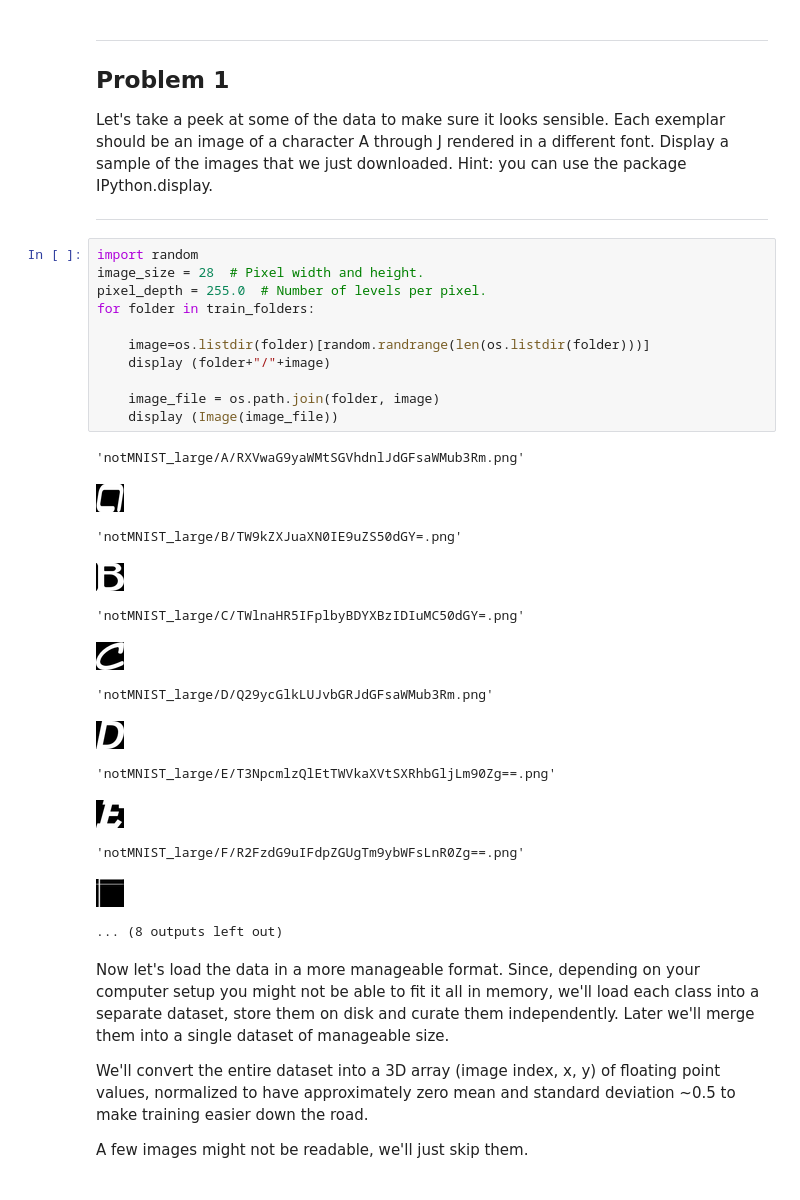
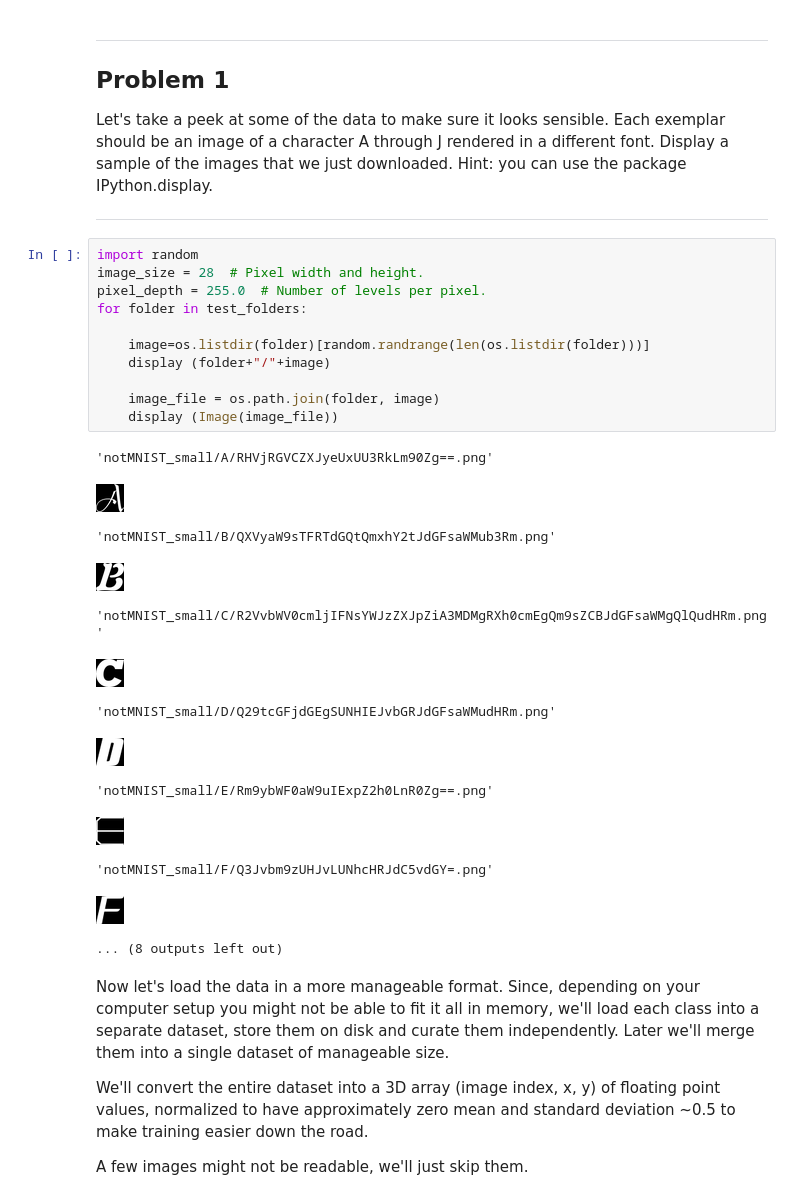
Before and after one commit to llathrop/ud730, a Jupyter notebook: 1_notmnist.ipynb, the cells around one changed output. Saved outputs shown, nothing was run; the diff lists cells and outputs as text.

```diff
--- a/1_notmnist.ipynb
+++ b/1_notmnist.ipynb
@@ -113,27 +113,27 @@ Let's take a peek at some of the data to make sure it looks sensible. Each exemp
 # %%
 import random
 image_size = 28  # Pixel width and height.
 pixel_depth = 255.0  # Number of levels per pixel.
-for folder in train_folders:
+for folder in test_folders:
 
     image=os.listdir(folder)[random.randrange(len(os.listdir(folder)))]
     display (folder+"/"+image)
 
     image_file = os.path.join(folder, image)
     display (Image(image_file))
 # %% [output]
-'notMNIST_large/A/RXVwaG9yaWMtSGVhdnlJdGFsaWMub3Rm.png'
+'notMNIST_small/A/RHVjRGVCZXJyeUxUU3RkLm90Zg==.png'
-[figure, old version]
+[figure, new version]
-'notMNIST_large/B/TW9kZXJuaXN0IE9uZS50dGY=.png'
+'notMNIST_small/B/QXVyaW9sTFRTdGQtQmxhY2tJdGFsaWMub3Rm.png'
-[figure, old version]
+[figure, new version]
-'notMNIST_large/C/TWlnaHR5IFplbyBDYXBzIDIuMC50dGY=.png'
+'notMNIST_small/C/R2VvbWV0cmljIFNsYWJzZXJpZiA3MDMgRXh0cmEgQm9sZCBJdGFsaWMgQlQudHRm.png'
-[figure, old version]
+[figure, new version]
-'notMNIST_large/D/Q29ycGlkLUJvbGRJdGFsaWMub3Rm.png'
+'notMNIST_small/D/Q29tcGFjdGEgSUNHIEJvbGRJdGFsaWMudHRm.png'
-[figure, old version]
+[figure, new version]
-'notMNIST_large/E/T3NpcmlzQlEtTWVkaXVtSXRhbGljLm90Zg==.png'
+'notMNIST_small/E/Rm9ybWF0aW9uIExpZ2h0LnR0Zg==.png'
-[figure, old version]
+[figure, new version]
-'notMNIST_large/F/R2FzdG9uIFdpZGUgTm9ybWFsLnR0Zg==.png'
+'notMNIST_small/F/Q3Jvbm9zUHJvLUNhcHRJdC5vdGY=.png'
-[figure, old version]
+[figure, new version]
 ... (8 outputs left out)
 # %% [markdown]
 Now let's load the data in a more manageable format. Since, depending on your computer setup you might not be able to fit it all in memory, we'll load each class into a separate dataset, store them on disk and curate them independently. Later we'll merge them into a single dataset of manageable size.
```
Also changed, not shown: parts of 4 cells of this notebook.
